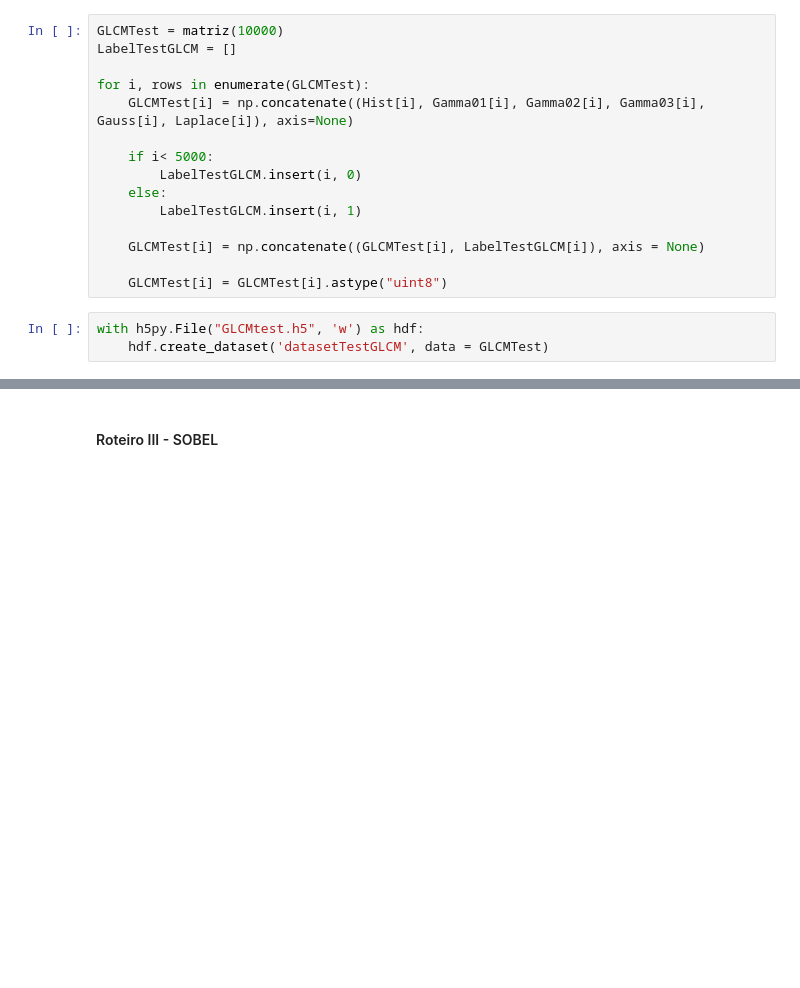
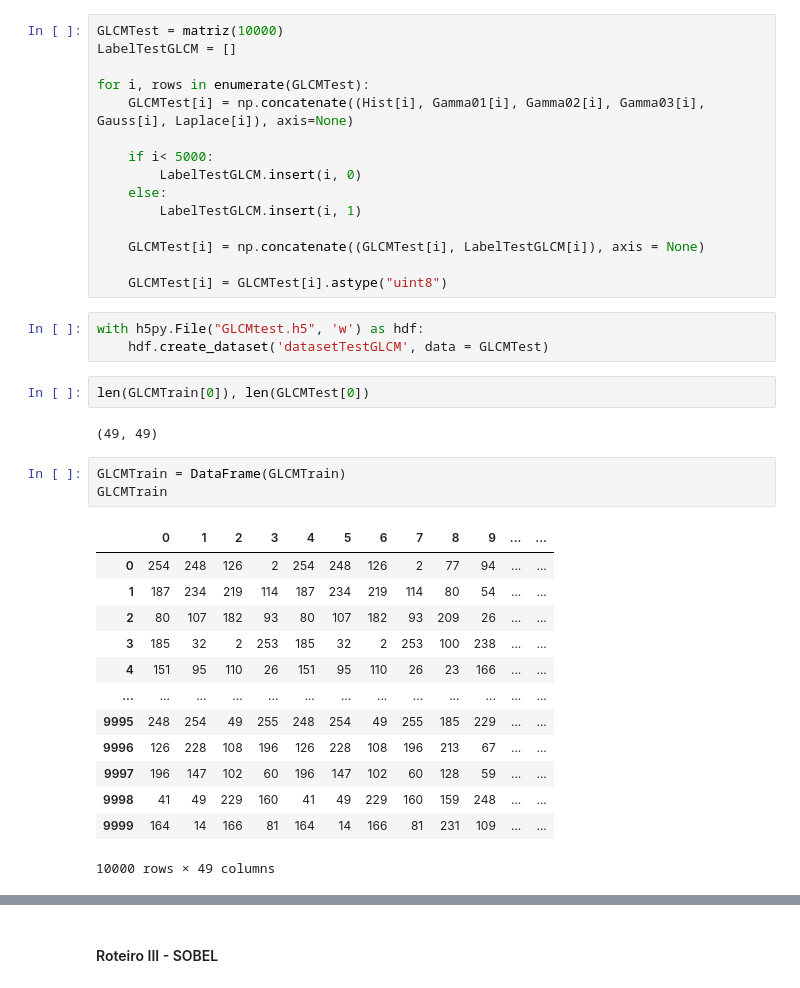
Before and after one commit to LaisBastos/ComputacaoVisual, a Jupyter notebook: Pratica02.ipynb, the cells around one changed output, grey strips where cells are left out. Saved outputs shown, nothing was run; the diff lists cells and outputs as text; blank space fills up the shorter version.

```diff
--- a/Pratica02.ipynb
+++ b/Pratica02.ipynb
@@ -561,3 +543,24 @@ for i, rows in enumerate(GLCMTest):
 # %%
 with h5py.File("GLCMtest.h5", 'w') as hdf:
     hdf.create_dataset('datasetTestGLCM', data = GLCMTest)
+# %%
+len(GLCMTrain[0]), len(GLCMTest[0])
+# %% [output]
+(49, 49)
+# %%
+GLCMTrain = DataFrame(GLCMTrain)
+GLCMTrain
+# %% [output]
+|  | 0 | 1 | 2 | 3 | 4 | 5 | 6 | 7 | 8 | 9 | ... | ... |
+| 0 | 254 | 248 | 126 | 2 | 254 | 248 | 126 | 2 | 77 | 94 | ... | ... |
+| 1 | 187 | 234 | 219 | 114 | 187 | 234 | 219 | 114 | 80 | 54 | ... | ... |
+| 2 | 80 | 107 | 182 | 93 | 80 | 107 | 182 | 93 | 209 | 26 | ... | ... |
+| 3 | 185 | 32 | 2 | 253 | 185 | 32 | 2 | 253 | 100 | 238 | ... | ... |
+| 4 | 151 | 95 | 110 | 26 | 151 | 95 | 110 | 26 | 23 | 166 | ... | ... |
+| ... | ... | ... | ... | ... | ... | ... | ... | ... | ... | ... | ... | ... |
+| 9995 | 248 | 254 | 49 | 255 | 248 | 254 | 49 | 255 | 185 | 229 | ... | ... |
+| 9996 | 126 | 228 | 108 | 196 | 126 | 228 | 108 | 196 | 213 | 67 | ... | ... |
+| 9997 | 196 | 147 | 102 | 60 | 196 | 147 | 102 | 60 | 128 | 59 | ... | ... |
+| 9998 | 41 | 49 | 229 | 160 | 41 | 49 | 229 | 160 | 159 | 248 | ... | ... |
+| 9999 | 164 | 14 | 166 | 81 | 164 | 14 | 166 | 81 | 231 | 109 | ... | ... |
+10000 rows × 49 columns
```
Also changed, not shown: parts of 14 cells of this notebook, 2 other files.
